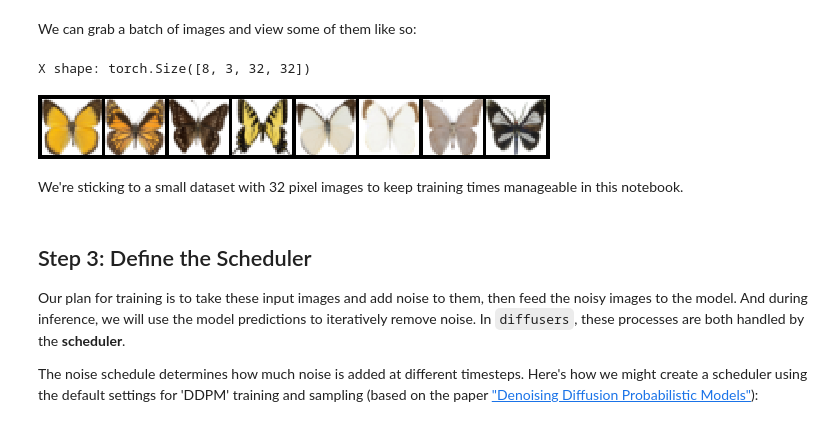
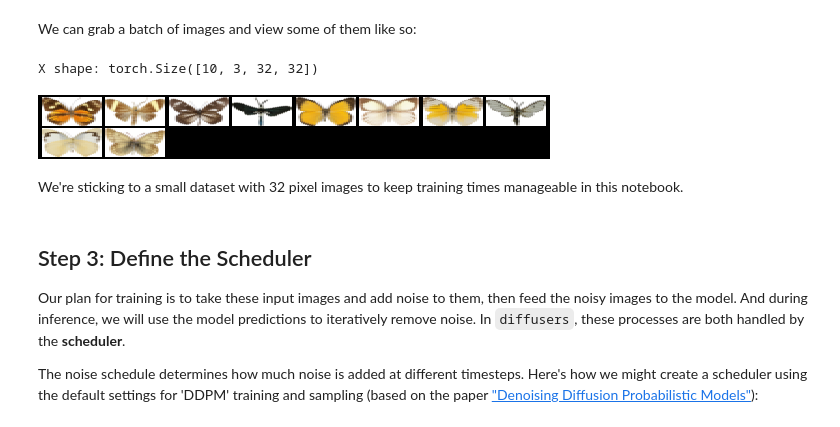
Before and after one commit to dami4290/Portfolio, a Jupyter notebook: unit1/01_introduction_to_diffusers.ipynb, the cells around one changed output. Cells and saved outputs as stored; diff of their text form; code cells hidden in the pictures.

```diff
--- a/unit1/01_introduction_to_diffusers.ipynb
+++ b/unit1/01_introduction_to_diffusers.ipynb
@@ -218,12 +223,12 @@ Found cached dataset parquet (/home/lewis_huggingface_co/.cache/huggingface/data
 # %% [markdown]
 We can grab a batch of images and view some of them like so:
 # %%
-xb = next(iter(train_dataloader))["images"].to(device)[:8]
+xb = next(iter(train_dataloader))["images"].to(device)[:10]
 print("X shape:", xb.shape)
 show_images(xb).resize((8 * 64, 64), resample=Image.NEAREST)
 # %% [output]
-X shape: torch.Size([8, 3, 32, 32])
+X shape: torch.Size([10, 3, 32, 32])
-[figure, old version]
+[figure, new version]
 # %% [markdown]
 We're sticking to a small dataset with 32 pixel images to keep training times manageable in this notebook.
 # %% [markdown]
```
Also changed, not shown: parts of 12 cells of this notebook.
